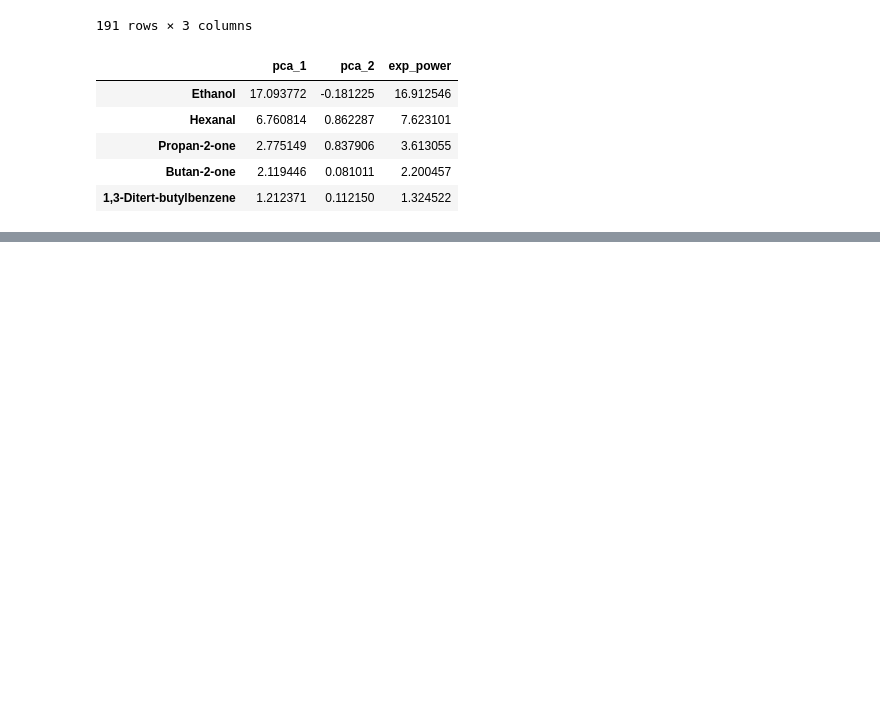
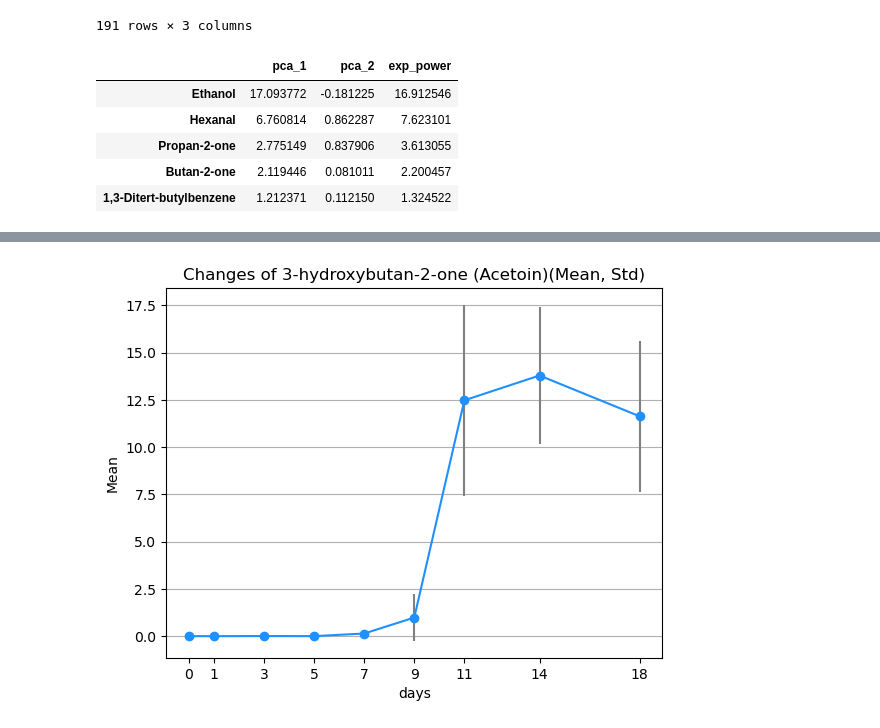
Before and after one commit to cosmos17/2025_STLab, a Jupyter notebook: Flavor/01_Volatile.ipynb, the cells around one changed output, grey strips where cells are left out. Saved outputs shown, nothing was run; the diff lists cells and outputs as text; code cells hidden in the pictures; blank space fills up the shorter version.

```diff
--- a/Flavor/01_Volatile.ipynb
+++ b/Flavor/01_Volatile.ipynb
@@ -555,0 +542,4 @@ plt.show()
+# %%
+three_hydroxybutan_2_one_Acetoin_df = VM_meanstd('3-hydroxybutan-2-one (Acetoin)')
+# %% [output]
+[figure, added]
```
Also changed, not shown: parts of 26 cells of this notebook, 2 other files.
